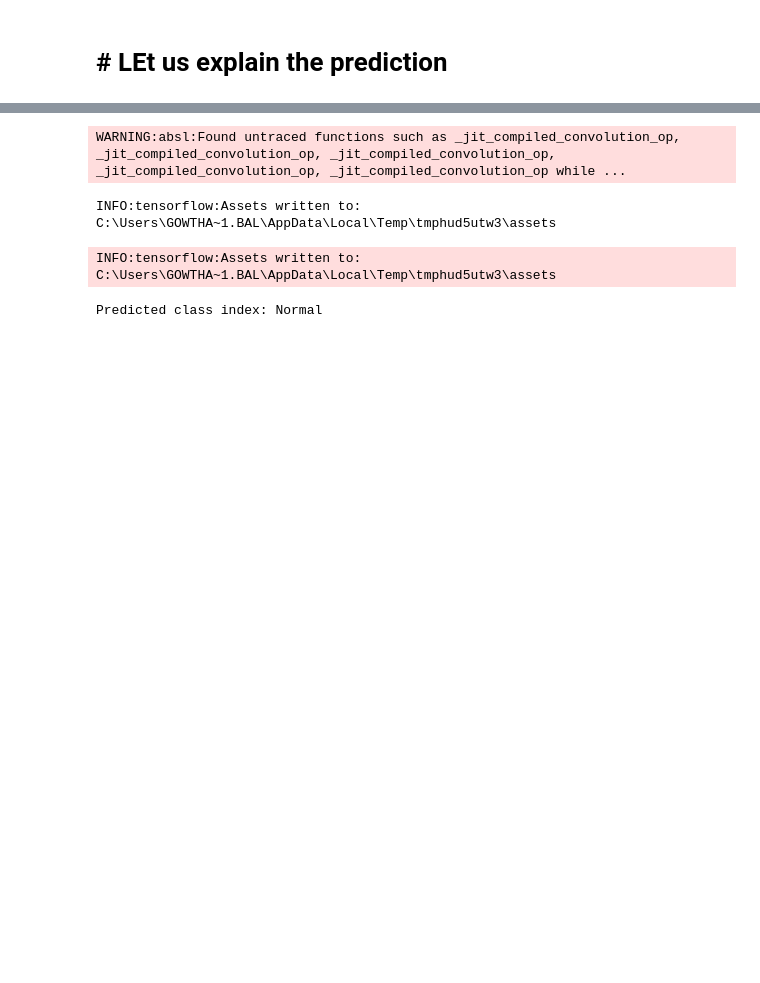
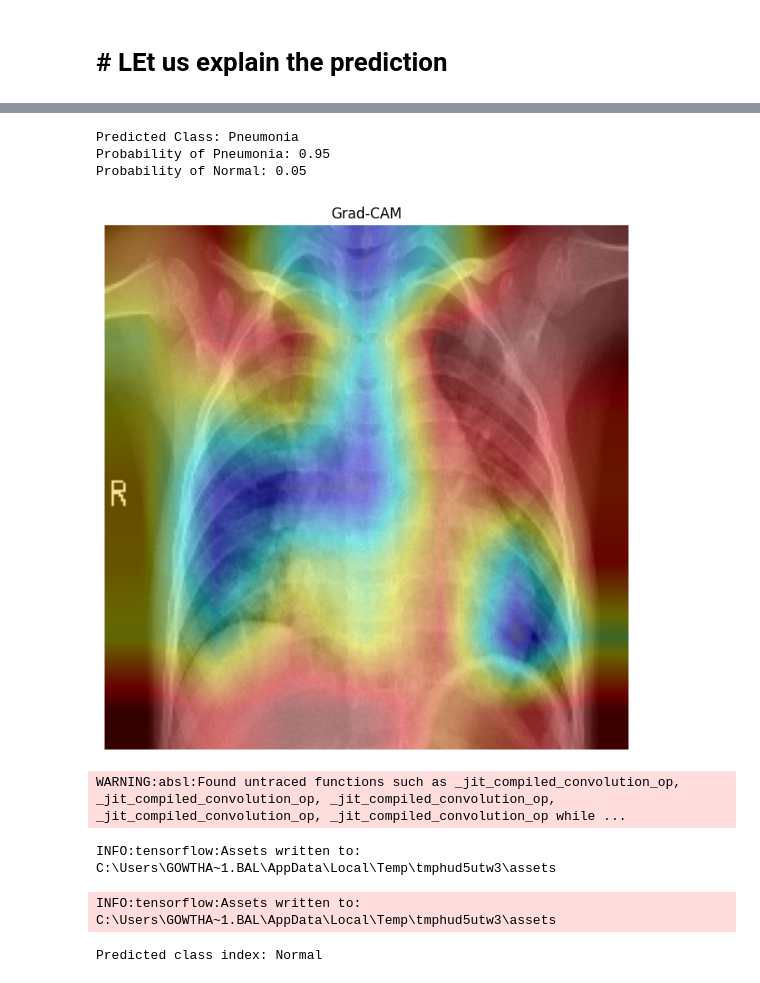
Before and after one commit to gowthambalachandhiran/XRayClassification, a Jupyter notebook: Chest Xray Classification.ipynb, the cells around one changed output, grey strips where cells are left out. Cells and saved outputs as stored; diff of their text form; code cells hidden in the pictures; blank space fills up the shorter version.

```diff
--- a/Chest Xray Classification.ipynb
+++ b/Chest Xray Classification.ipynb
@@ -382,3 +389,4 @@ model.save('mobilenet_model.keras')
 # %%
 from tensorflow.keras.models import load_model
-model = load_model('mobilenet_model.keras')
+
+model = load_model('mobilenet_model.h5')
@@ -385,3 +409,29 @@ model = load_model('mobilenet_model.keras')
+# %%
+# Define class labels
+class_labels = ['Normal', 'Pneumonia']
+
+# Get predicted probability
+probability = predictions[0][0]
+
+# Determine predicted class
+predicted_class = class_labels[int(round(probability))]
+
+# Display results
+print(f"Predicted Class: {predicted_class}")
+print(f"Probability of Pneumonia: {probability:.2f}")
+print(f"Probability of Normal: {1 - probability:.2f}")
+# %% [output]
+Predicted Class: Pneumonia
+Probability of Pneumonia: 0.95
+Probability of Normal: 0.05
+# %%
+# Path to the image you want to analyze
+img_path = r".\chest_xray\test\PNEUMONIA\person99_bacteria_474.jpeg"
+
+# Display the Grad-CAM heatmap
+display_gradcam(img_path, model)
+# %% [output]
+[figure, added]
 # %%
 import tensorflow as tf
 
```
Also changed, not shown: parts of 13 cells of this notebook, 4 other files.
